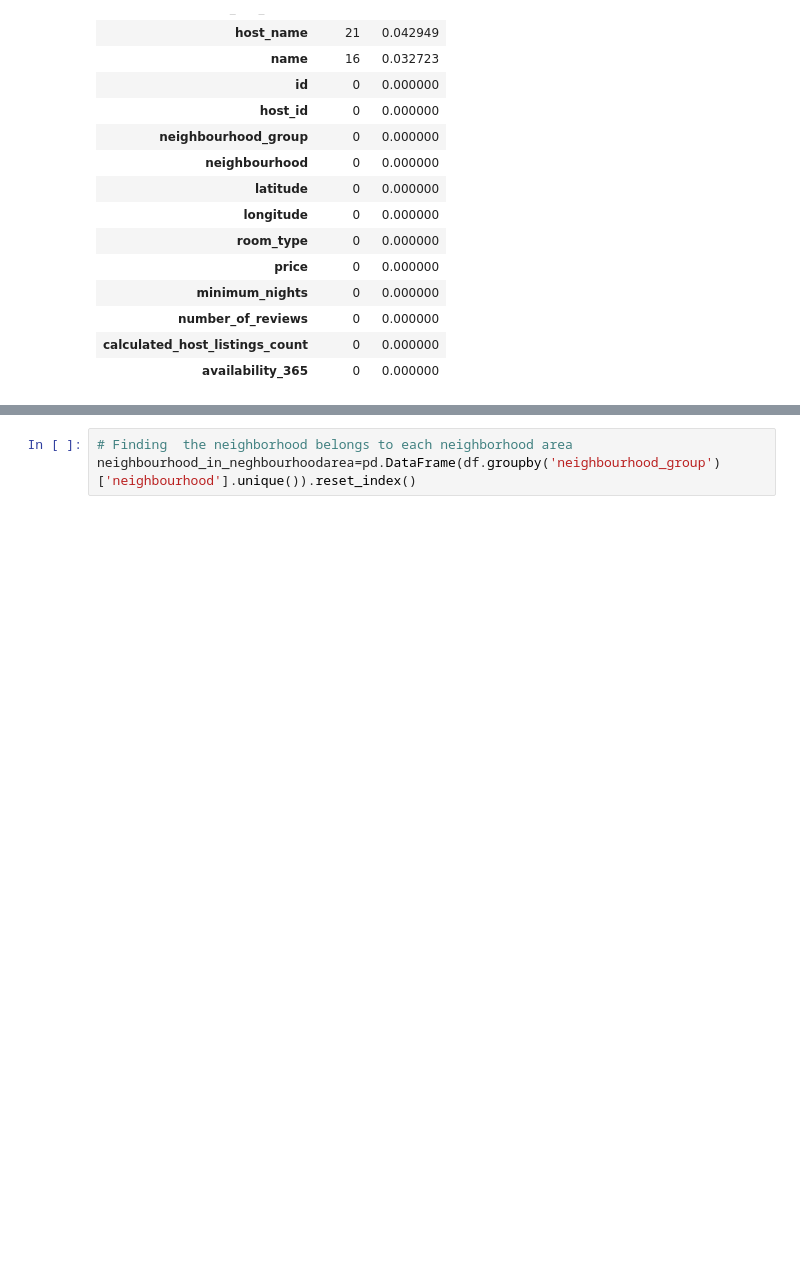
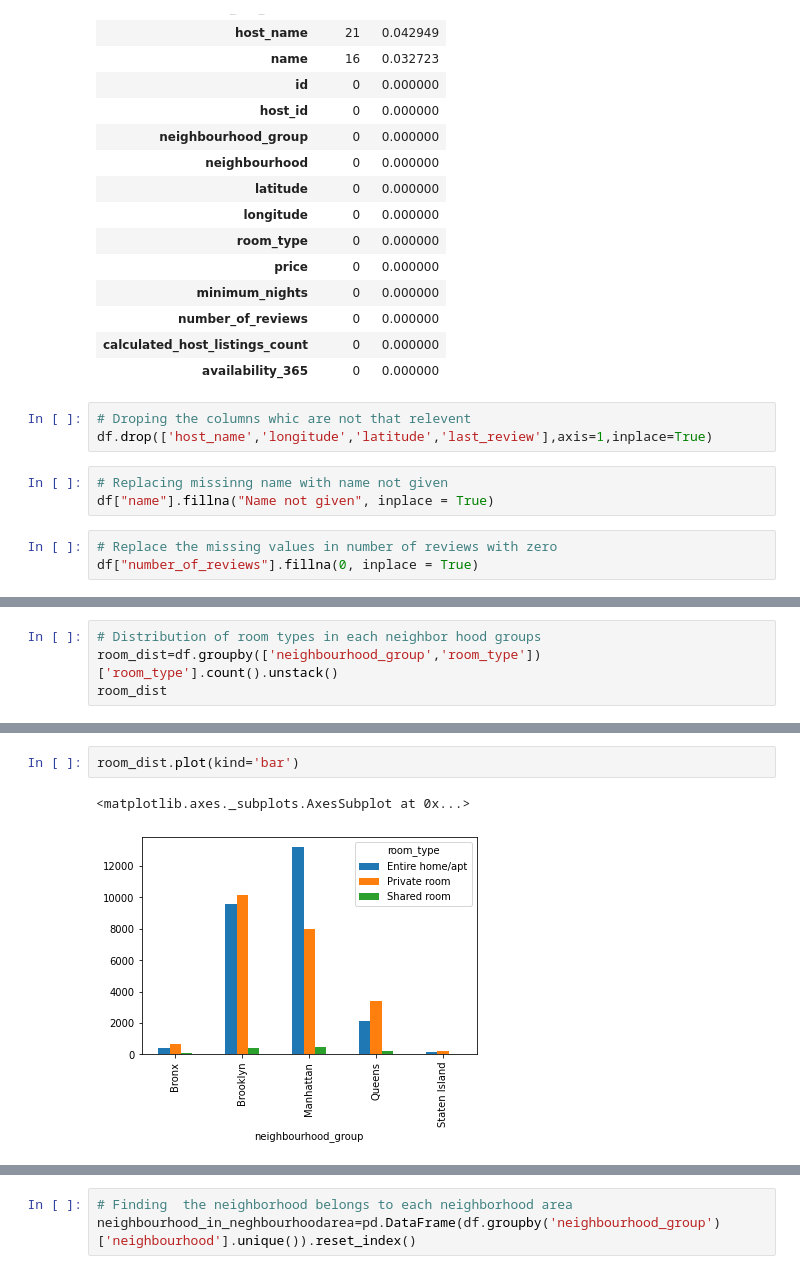
Before and after one commit to junaiskv94/Airbnb_bookin_Analysis, a Jupyter notebook: Copy_of_Airbnb_Bookings_Analysis_Capstone_Project.ipynb, the cells around one changed output, grey strips where cells are left out. Drawn from its saved outputs; the diff is of its cells as text; blank space fills up the shorter version.

```diff
--- a/Copy_of_Airbnb_Bookings_Analysis_Capstone_Project.ipynb
+++ b/Copy_of_Airbnb_Bookings_Analysis_Capstone_Project.ipynb
@@ -170,4 +170,13 @@ missing_data
 | number_of_reviews | 0 | 0.000000 |
 | calculated_host_listings_count | 0 | 0.000000 |
 | availability_365 | 0 | 0.000000 |
+# %%
+# Droping the columns whic are not that relevent
+df.drop(['host_name','longitude','latitude','last_review'],axis=1,inplace=True)
+# %%
+# Replacing missinng name with name not given
+df["name"].fillna("Name not given", inplace = True)
+# %%
+# Replace the missing values in number of reviews with zero
+df["number_of_reviews"].fillna(0, inplace = True)
 # %%
@@ -178,0 +193,4 @@ array(['Brooklyn', 'Manhattan', 'Queens', 'Staten Island', 'Bronx'],
+# %%
+# Distribution of room types in each neighbor hood groups
+room_dist=df.groupby(['neighbourhood_group','room_type'])['room_type'].count().unstack()
+room_dist
@@ -178,0 +205,5 @@ array(['Brooklyn', 'Manhattan', 'Queens', 'Staten Island', 'Bronx'],
+# %%
+room_dist.plot(kind='bar')
+# %% [output]
+<matplotlib.axes._subplots.AxesSubplot at 0x...>
+[figure, added]
```
Also changed, not shown: parts of 12 cells of this notebook.
